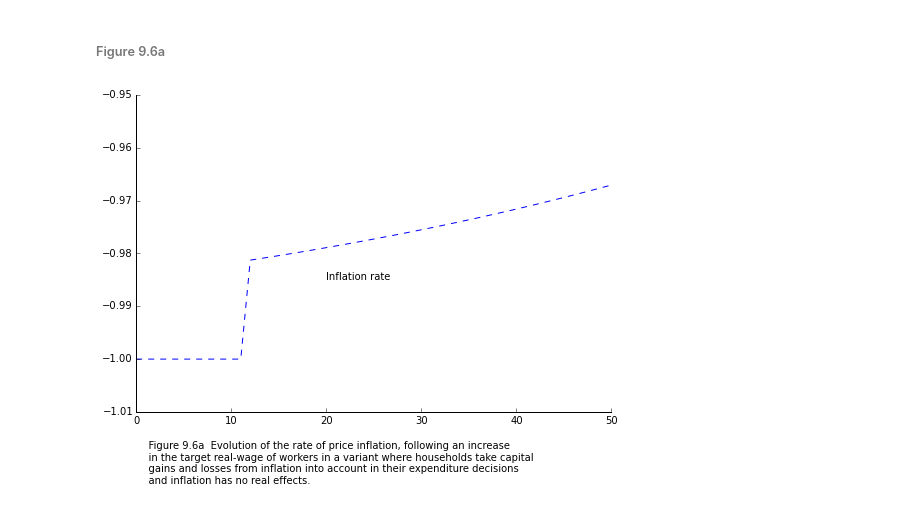
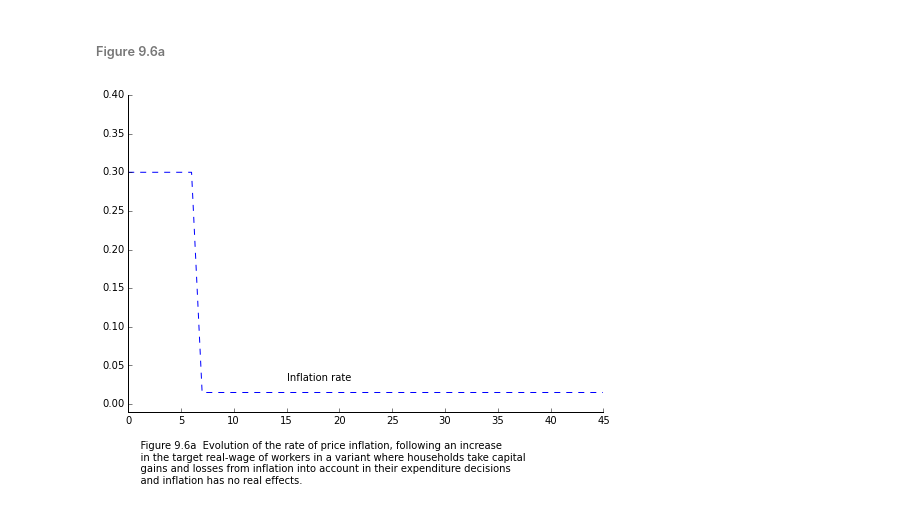
Before and after one commit to kennt/monetary-economics, a Jupyter notebook: Chapter 9 Model DISINF1.ipynb, the cells around one changed output. Drawn from its saved outputs; the diff is of its cells as text; code cells hidden in the pictures.

```diff
--- a/Chapter 9 Model DISINF1.ipynb
+++ b/Chapter 9 Model DISINF1.ipynb
@@ -157,18 +153,17 @@ def initialize_disinf1_variables(m):
 ### Scenario: Model DISINF1, increase in target wage rate
 # %%
 omega0 = create_disinf1_model()
-omega0.set_parameters(disinf1_parameters)
-omega0.set_parameters(disinf1_exogenous)
-omega0.set_variables(disinf1_variables)
-initialize_disinf1_variables(omega0)
+omega0.set_values(disinf1_parameters)
+omega0.set_values(disinf1_exogenous)
+omega0.set_values(disinf1_variables)
 
 # run to convergence
 # Give the system more time to reach a steady state
 for _ in xrange(15):
-    omega0.solve(iterations=100, threshold=1e-6)
+    omega0.solve(iterations=1000, threshold=1e-6)
 
 # shock the system
-omega0.set_parameters({'omega0': -1.35})
+omega0.set_values({'omega0': -1.35})
 
 for _ in xrange(40):
     omega0.solve(iterations=100, threshold=1e-6)
@@ -230,28 +225,28 @@ fig.text(0.1, -.15, caption);
 # %%
 caption = '''
     Figure 9.6a  Evolution of the rate of price inflation, following an increase
     in the target real-wage of workers in a variant where households take capital
     gains and losses from inflation into account in their expenditure decisions
     and inflation has no real effects.'''
-data = [0] * len(omega0.solutions[5:])
+data = [0] * len(omega0.solutions[10:])
 
 for i in xrange(len(data)):
-    s = omega0.solutions[5+i] # This is the i iteration
-    s_1 = omega0.solutions[4+i] # This is the i-1 iteration
+    s = omega0.solutions[10+i] # This is the i iteration
+    s_1 = omega0.solutions[9+i] # This is the i-1 iteration
 
-    data[i] = (s['P'] - s_1['P'])-1
+    data[i] = (s['P']/s_1['P'])-1
 
 fig = plt.figure()
 axes = fig.add_axes([0.1, 0.1, 1.1, 1.1])
 axes.tick_params(top='off', right='off')
 axes.spines['top'].set_visible(False)
 axes.spines['right'].set_visible(False)
-axes.set_ylim(-1.01, -0.95)
+axes.set_ylim(-0.01, .4)
 
 axes.plot(data, linestyle='--', color='b')
 
 # add labels
-plt.text(20, -.985, 'Inflation rate')
+plt.text(15, .03, 'Inflation rate')
 fig.text(0.1, -.15, caption);
 # %% [output]
-[figure, old version]
+[figure, new version]
```
Also changed, not shown: parts of 1 cell of this notebook, 15 other files.
